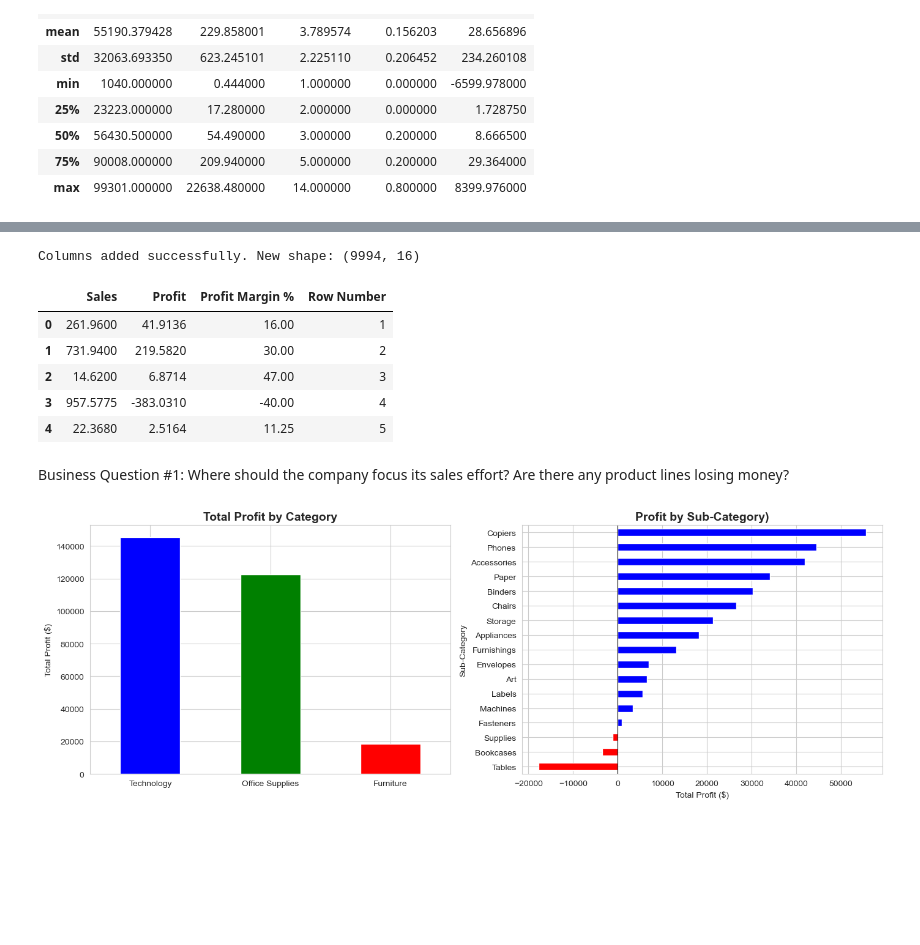
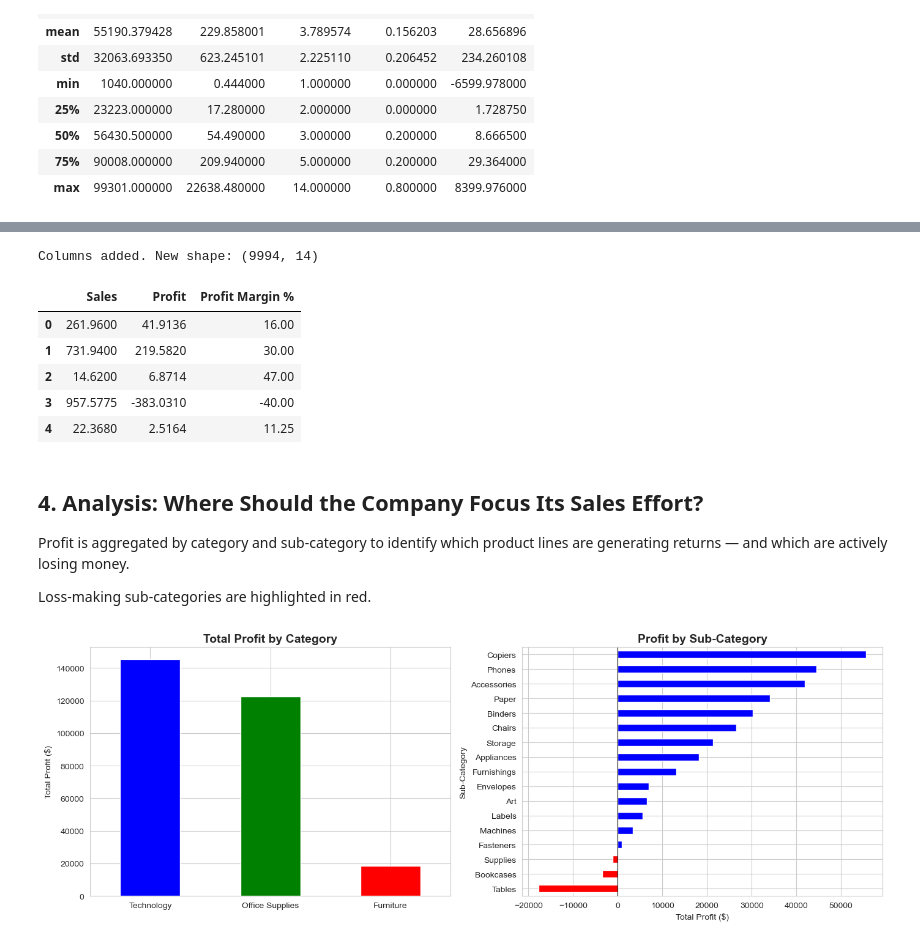
Before and after one commit to LewisSmith237/superstore-sales-analysis, a Jupyter notebook: superstore_analysis.ipynb, the cells around one changed output, grey strips where cells are left out. Cells and saved outputs as stored; diff of their text form; code cells hidden in the pictures; blank space fills up the shorter version.

```diff
--- a/superstore_analysis.ipynb
+++ b/superstore_analysis.ipynb
@@ -65,21 +75,21 @@ dtype: int64
 # %%
-# create a profit margin %
+# Profit margin as a percentage of sales
 df['Profit Margin %'] = (df['Profit'] / df['Sales'] * 100).round(2)
 
-# create a row number
-df['Row Number'] = df.index + 1
-
-# track added column
-print('Columns added successfully. New shape:', df.shape)
-df[['Sales','Profit','Profit Margin %','Row Number']].head()
+print('Columns added. New shape:', df.shape)
+df[['Sales', 'Profit', 'Profit Margin %']].head()
 # %% [output]
-Columns added successfully. New shape: (9994, 16)
+Columns added. New shape: (9994, 14)
-|  | Sales | Profit | Profit Margin % | Row Number |
-| 0 | 261.9600 | 41.9136 | 16.00 | 1 |
-| 1 | 731.9400 | 219.5820 | 30.00 | 2 |
-| 2 | 14.6200 | 6.8714 | 47.00 | 3 |
-| 3 | 957.5775 | -383.0310 | -40.00 | 4 |
-| 4 | 22.3680 | 2.5164 | 11.25 | 5 |
+|  | Sales | Profit | Profit Margin % |
+| 0 | 261.9600 | 41.9136 | 16.00 |
+| 1 | 731.9400 | 219.5820 | 30.00 |
+| 2 | 14.6200 | 6.8714 | 47.00 |
+| 3 | 957.5775 | -383.0310 | -40.00 |
+| 4 | 22.3680 | 2.5164 | 11.25 |
-# %% [markdown]
-Business Question #1: Where should the company focus its sales effort? Are there any product lines losing money?
+# %% [markdown]
+## 4. Analysis: Where Should the Company Focus Its Sales Effort?
+
+Profit is aggregated by category and sub-category to identify which product lines are generating returns — and which are actively losing money.
+
+Loss-making sub-categories are highlighted in red.
 # %%
```
Also changed, not shown: parts of 14 cells of this notebook, 1 other file.
